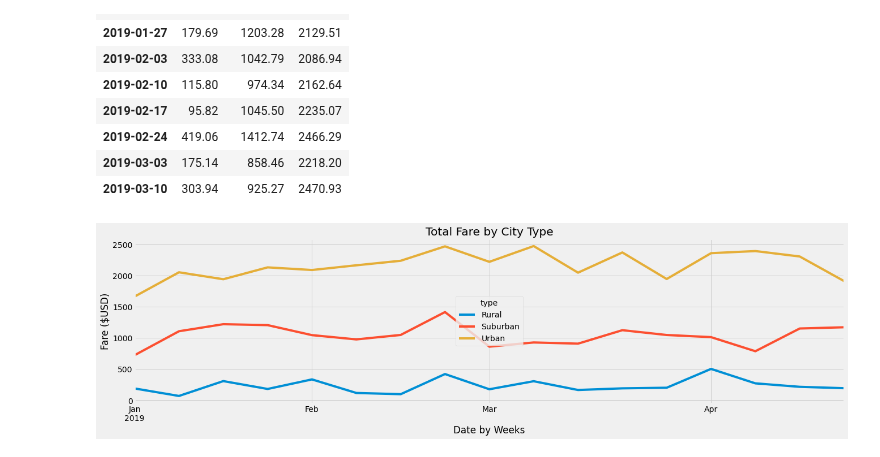
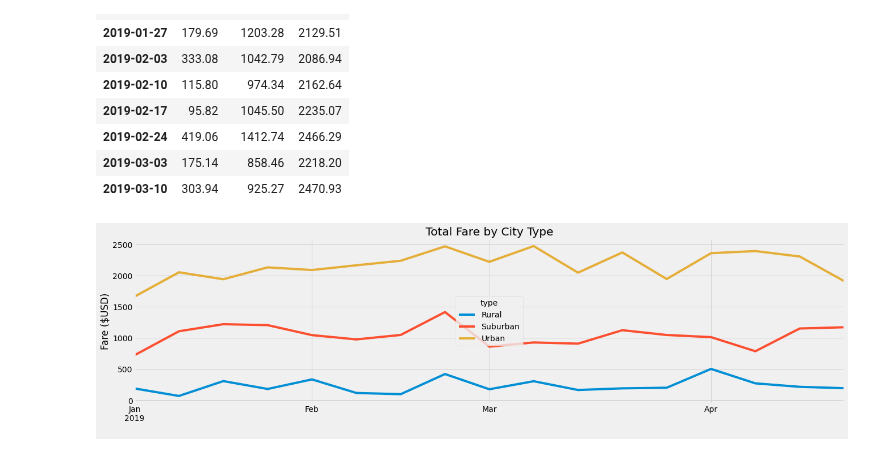
Before and after one commit to meghanhkoon/PyBer_Analysis, a Jupyter notebook: PyBer_Challenge.ipynb, the cells around one changed output. Cells and saved outputs as stored; diff of their text form; code cells hidden in the pictures.

```diff
--- a/PyBer_Challenge.ipynb
+++ b/PyBer_Challenge.ipynb
@@ -266,21 +266,20 @@ sum_fare_per_week_df.head(10)
 # %%
 # 8. Using the object-oriented interface method, plot the resample DataFrame using the df.plot() function.
 
 # Import the style from Matplotlib.
 from matplotlib import style
 
-ax= sum_fare_per_week_df.plot(figsize= (20,5))
-ax.plot()
+#x_labels = ["Month"]
+ax = sum_fare_per_week_df.plot(figsize= (20,5))
 
 ax.set_title("Total Fare by City Type")
 ax.set_ylabel("Fare ($USD)")
-ax.set_xlabel("Date by Weeks")
+ax.set_xlabel(" ")
 
 # Use the graph style fivethirtyeight.
 style.use('fivethirtyeight')
 
-# Save figure
 plt.savefig("analysis/PyBer_fare_summary.png")
 plt.show()
 # %% [output]
-[figure, old version]
+[figure, new version]
```
Also changed, not shown: 2 other files.
